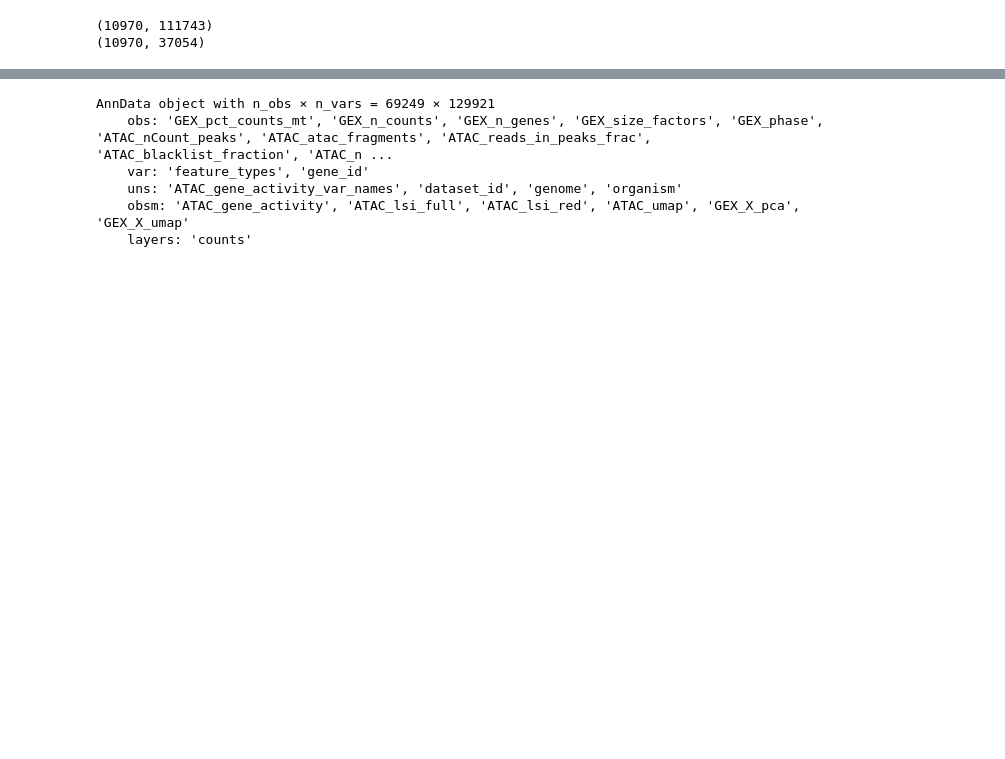
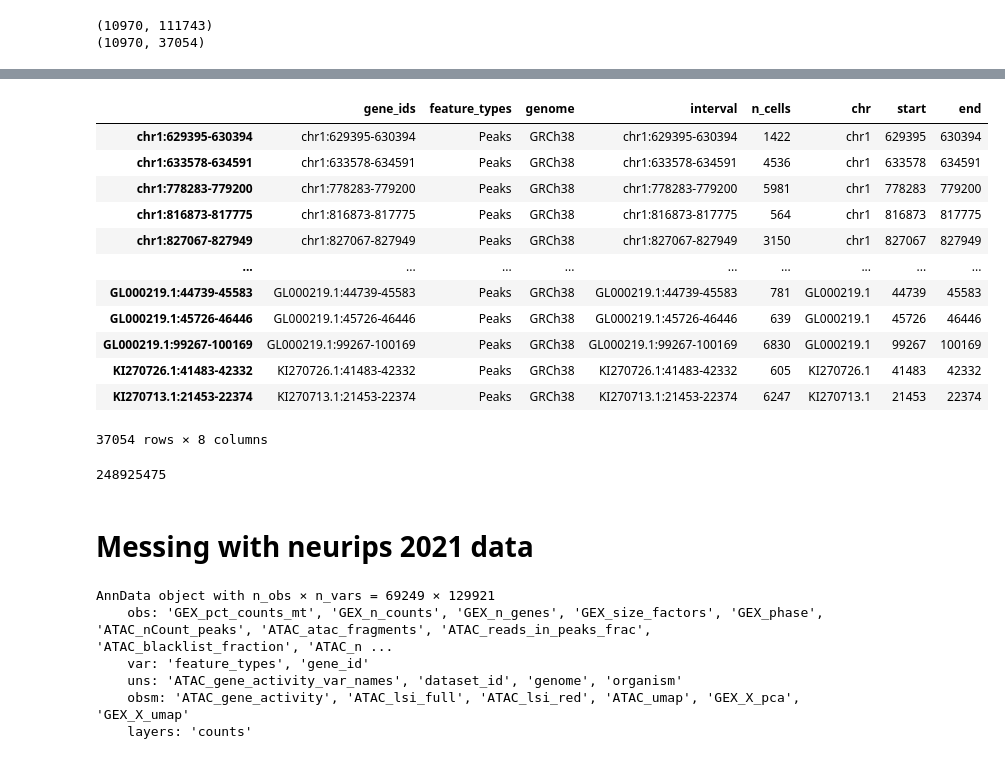
Before and after one commit to dkim0518/atacNT, a Jupyter notebook: dkim_notebook/dkim_dataloaders.ipynb, the cells around one changed output, grey strips where cells are left out. Cells and saved outputs as stored; diff of their text form; code cells hidden in the pictures; blank space fills up the shorter version.

Commit message:
ATAC data linkage attempt

```diff
--- a/dkim_notebook/dkim_dataloaders.ipynb
+++ b/dkim_notebook/dkim_dataloaders.ipynb
@@ -166,3 +186,30 @@ adata.to_df()
+# %%
+split_interval = adata.var["gene_ids"].str.split(":", expand=True)
+adata.var["chr"] = split_interval[0]
+split_start_end = split_interval[1].str.split("-", expand=True)
+adata.var["start"] = split_start_end[0].astype(int)
+adata.var["end"] = split_start_end[1].astype(int)
+adata.var
+# %% [output]
+|  | gene_ids | feature_types | genome | interval | n_cells | chr | start | end |
+| chr1:629395-630394 | chr1:629395-630394 | Peaks | GRCh38 | chr1:629395-630394 | 1422 | chr1 | 629395 | 630394 |
+| chr1:633578-634591 | chr1:633578-634591 | Peaks | GRCh38 | chr1:633578-634591 | 4536 | chr1 | 633578 | 634591 |
+| chr1:778283-779200 | chr1:778283-779200 | Peaks | GRCh38 | chr1:778283-779200 | 5981 | chr1 | 778283 | 779200 |
+| chr1:816873-817775 | chr1:816873-817775 | Peaks | GRCh38 | chr1:816873-817775 | 564 | chr1 | 816873 | 817775 |
+| chr1:827067-827949 | chr1:827067-827949 | Peaks | GRCh38 | chr1:827067-827949 | 3150 | chr1 | 827067 | 827949 |
+| ... | ... | ... | ... | ... | ... | ... | ... | ... |
+| GL000219.1:44739-45583 | GL000219.1:44739-45583 | Peaks | GRCh38 | GL000219.1:44739-45583 | 781 | GL000219.1 | 44739 | 45583 |
+| GL000219.1:45726-46446 | GL000219.1:45726-46446 | Peaks | GRCh38 | GL000219.1:45726-46446 | 639 | GL000219.1 | 45726 | 46446 |
+| GL000219.1:99267-100169 | GL000219.1:99267-100169 | Peaks | GRCh38 | GL000219.1:99267-100169 | 6830 | GL000219.1 | 99267 | 100169 |
+| KI270726.1:41483-42332 | KI270726.1:41483-42332 | Peaks | GRCh38 | KI270726.1:41483-42332 | 605 | KI270726.1 | 41483 | 42332 |
+| KI270713.1:21453-22374 | KI270713.1:21453-22374 | Peaks | GRCh38 | KI270713.1:21453-22374 | 6247 | KI270713.1 | 21453 | 22374 |
+37054 rows × 8 columns
+# %%
+max(adata.var.end)
+# %% [output]
+248925475
+# %% [markdown]
+# Messing with neurips 2021 data
 # %%
 import anndata as ad
 
```
Also changed, not shown: parts of 2 cells of this notebook.
